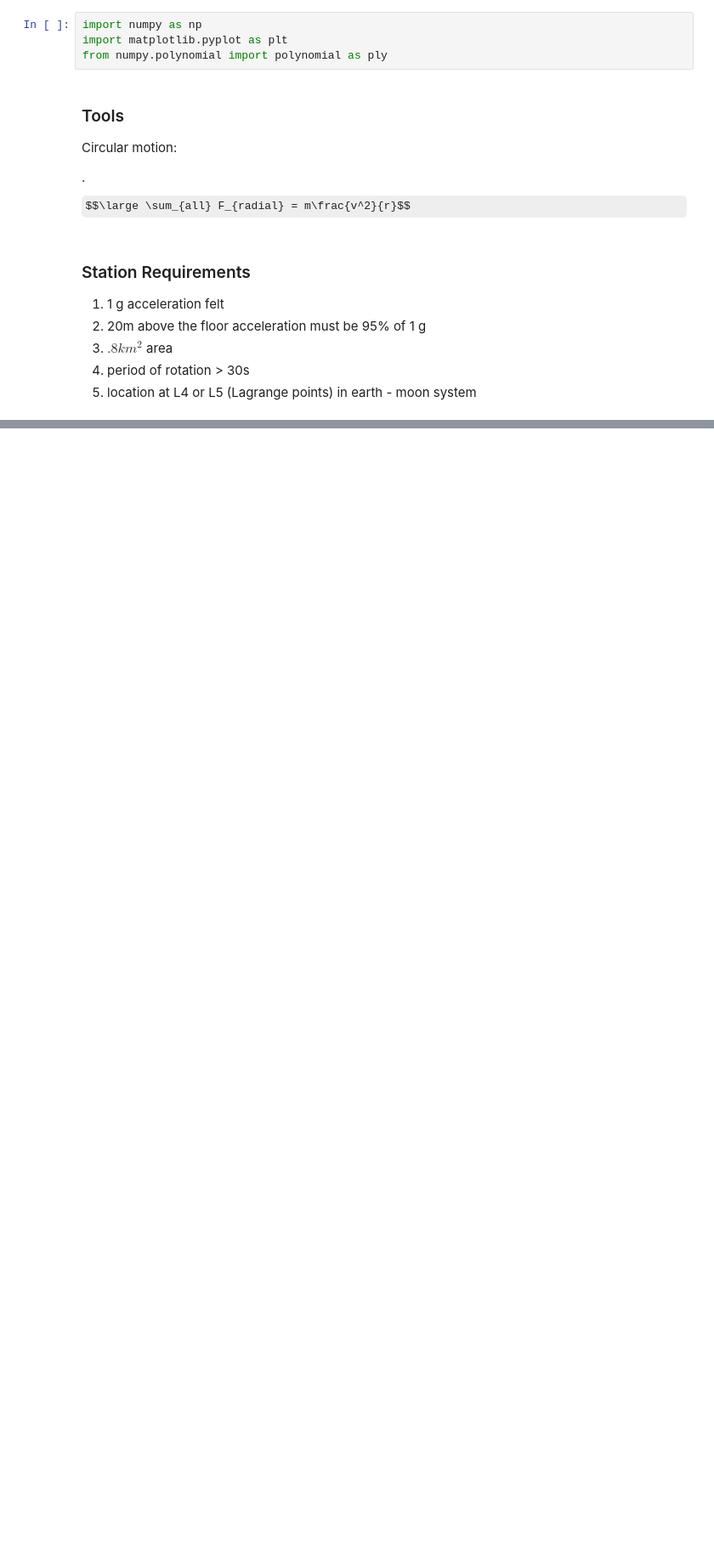
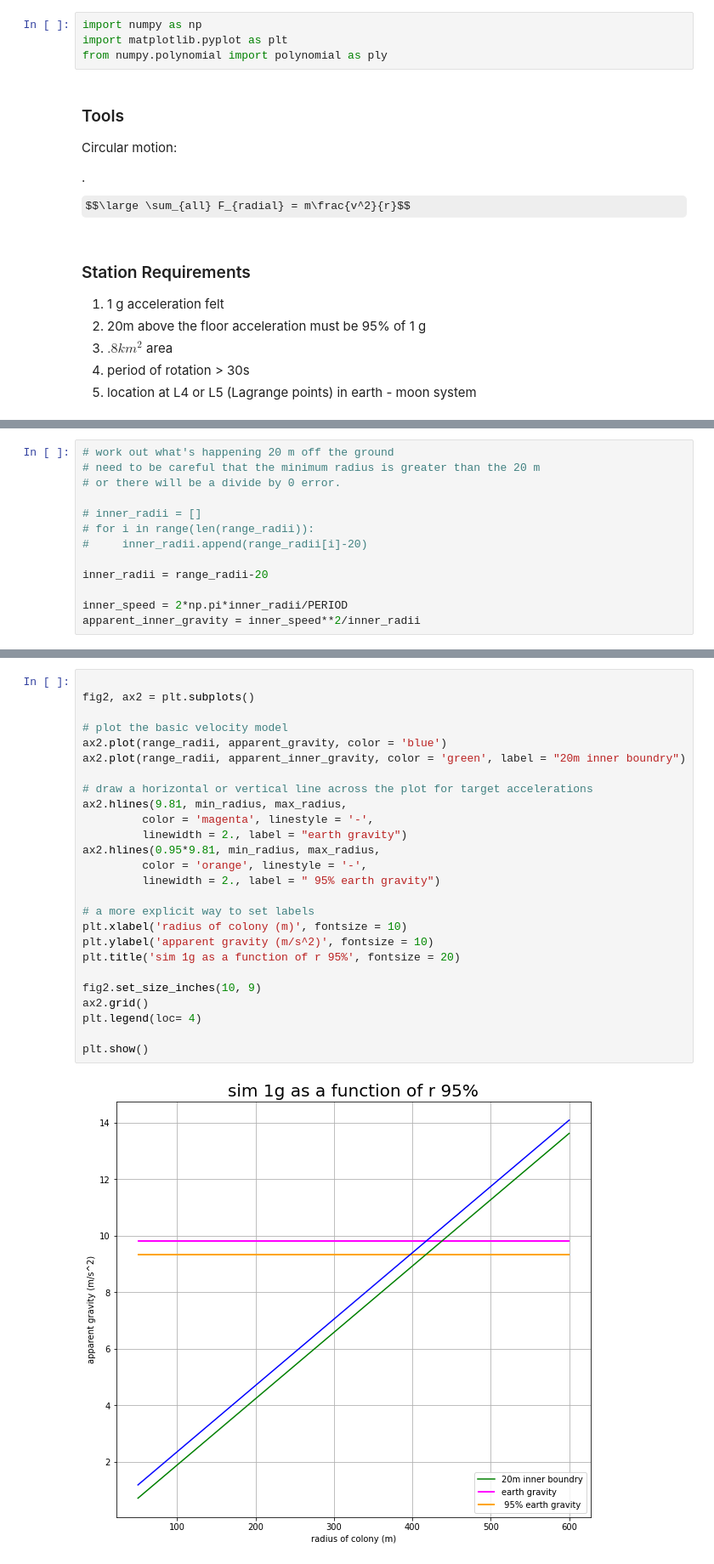
Before and after one commit to ztbochanski/ph211labs, a Jupyter notebook: lab7-space-station/lab7-space-station.ipynb, the cells around one changed output, grey strips where cells are left out. Shown: that part at 85% size. Saved outputs shown, nothing was run; the diff lists cells and outputs as text; some formulas as TeX source; blank space fills up the shorter version.

```diff
--- a/lab7-space-station/lab7-space-station.ipynb
+++ b/lab7-space-station/lab7-space-station.ipynb
@@ -96,0 +132,13 @@ apparent_gravity = speed_r**2/range_radii
+# %%
+# work out what's happening 20 m off the ground
+# need to be careful that the minimum radius is greater than the 20 m
+# or there will be a divide by 0 error.
+
+# inner_radii = []
+# for i in range(len(range_radii)):
+#     inner_radii.append(range_radii[i]-20)
+
+inner_radii = range_radii-20
+
+inner_speed = 2*np.pi*inner_radii/PERIOD
+apparent_inner_gravity = inner_speed**2/inner_radii
@@ -96,0 +149,28 @@ apparent_gravity = speed_r**2/range_radii
+# %%
+
+fig2, ax2 = plt.subplots()
+
+# plot the basic velocity model
+ax2.plot(range_radii, apparent_gravity, color = 'blue')
+ax2.plot(range_radii, apparent_inner_gravity, color = 'green', label = "20m inner boundry")
+
+# draw a horizontal or vertical line across the plot for target accelerations
+ax2.hlines(9.81, min_radius, max_radius,
+         color = 'magenta', linestyle = '-',
+         linewidth = 2., label = "earth gravity")
+ax2.hlines(0.95*9.81, min_radius, max_radius,
+         color = 'orange', linestyle = '-',
+         linewidth = 2., label = " 95% earth gravity")
+
+# a more explicit way to set labels
+plt.xlabel('radius of colony (m)', fontsize = 10)
+plt.ylabel('apparent gravity (m/s^2)', fontsize = 10)
+plt.title('sim 1g as a function of r 95%', fontsize = 20)
+
+fig2.set_size_inches(10, 9)
+ax2.grid()
+plt.legend(loc= 4)
+
+plt.show()
+# %% [output]
+[figure, added]
```
Also changed, not shown: parts of 11 cells of this notebook.
